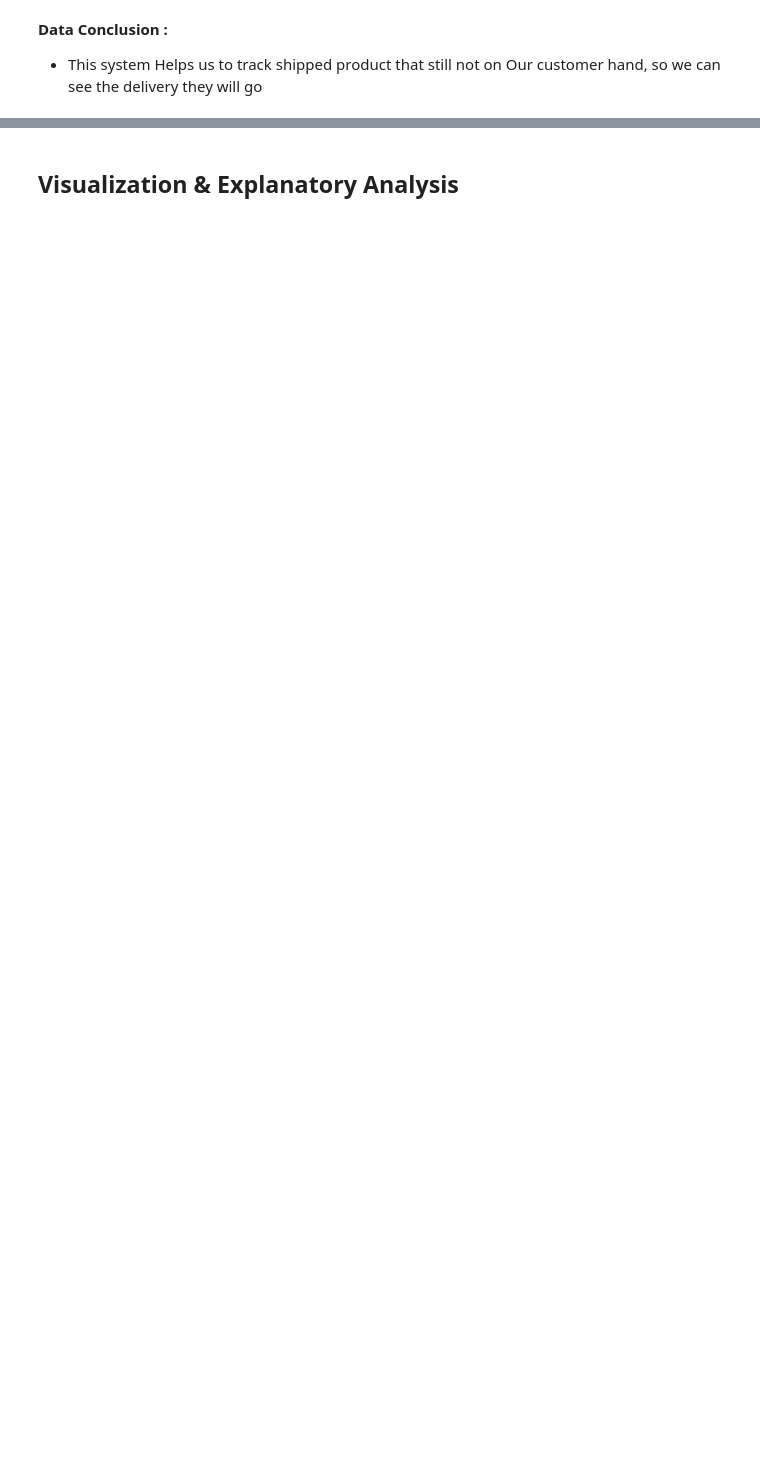
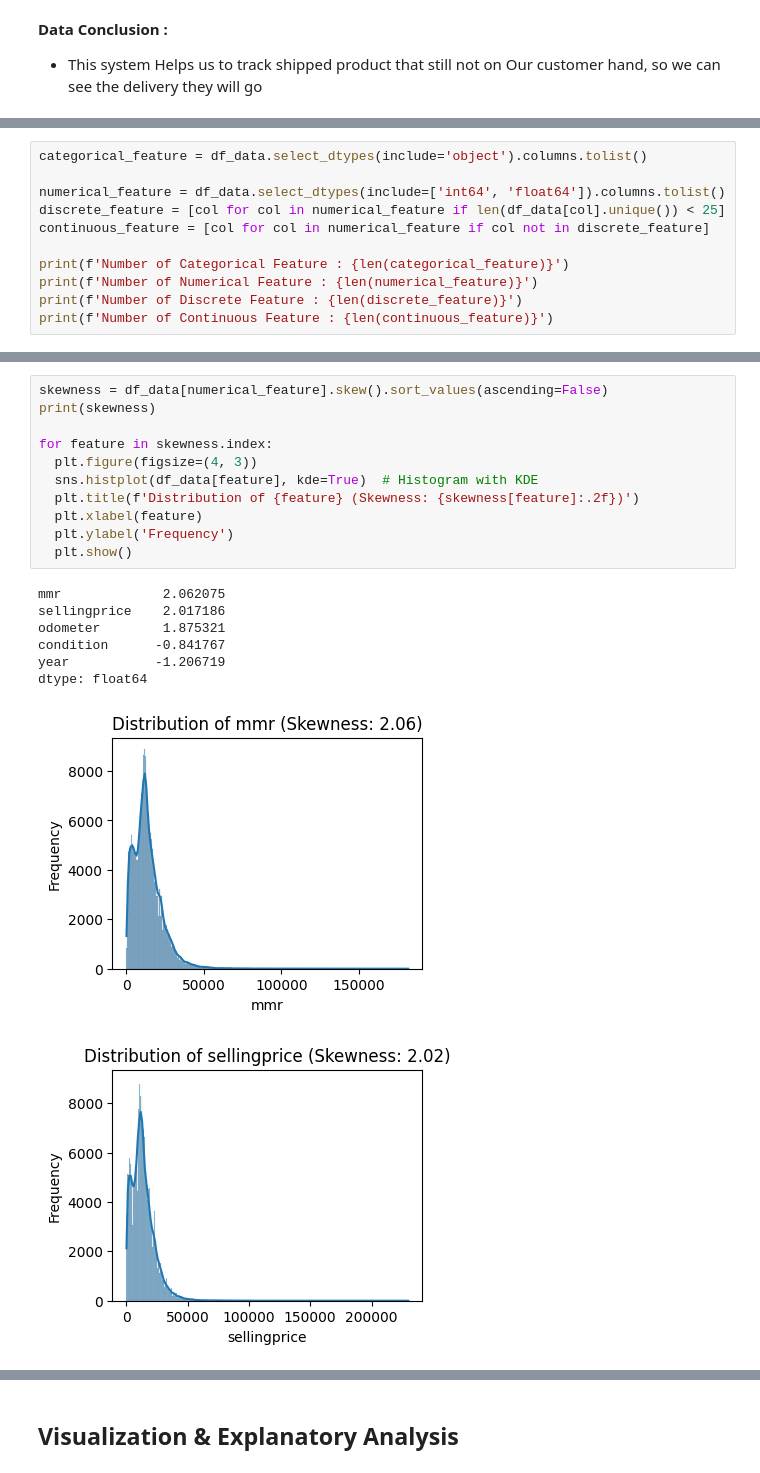
Before and after one commit to Bayhaqieee/GDG_ML_Learning, a Jupyter notebook: Hands_on_DataAnalysis_.ipynb, the cells around one changed output, grey strips where cells are left out. Saved outputs shown, nothing was run; the diff lists cells and outputs as text; blank space fills up the shorter version.

```diff
--- a/Hands_on_DataAnalysis_.ipynb
+++ b/Hands_on_DataAnalysis_.ipynb
@@ -2287,0 +2336,11 @@ sellers_df.describe(include="all")
+# %%
+categorical_feature = df_data.select_dtypes(include='object').columns.tolist()
+
+numerical_feature = df_data.select_dtypes(include=['int64', 'float64']).columns.tolist()
+discrete_feature = [col for col in numerical_feature if len(df_data[col].unique()) < 25]
+continuous_feature = [col for col in numerical_feature if col not in discrete_feature]
+
+print(f'Number of Categorical Feature : {len(categorical_feature)}')
+print(f'Number of Numerical Feature : {len(numerical_feature)}')
+print(f'Number of Discrete Feature : {len(discrete_feature)}')
+print(f'Number of Continuous Feature : {len(continuous_feature)}')
@@ -2287,0 +2356,20 @@ sellers_df.describe(include="all")
+# %%
+skewness = df_data[numerical_feature].skew().sort_values(ascending=False)
+print(skewness)
+
+for feature in skewness.index:
+  plt.figure(figsize=(4, 3))
+  sns.histplot(df_data[feature], kde=True)  # Histogram with KDE
+  plt.title(f'Distribution of {feature} (Skewness: {skewness[feature]:.2f})')
+  plt.xlabel(feature)
+  plt.ylabel('Frequency')
+  plt.show()
+# %% [output]
+mmr             2.062075
+sellingprice    2.017186
+odometer        1.875321
+condition      -0.841767
+year           -1.206719
+dtype: float64
+[figure, added]
+[figure, added]
```
Also changed, not shown: parts of 38 cells of this notebook.
